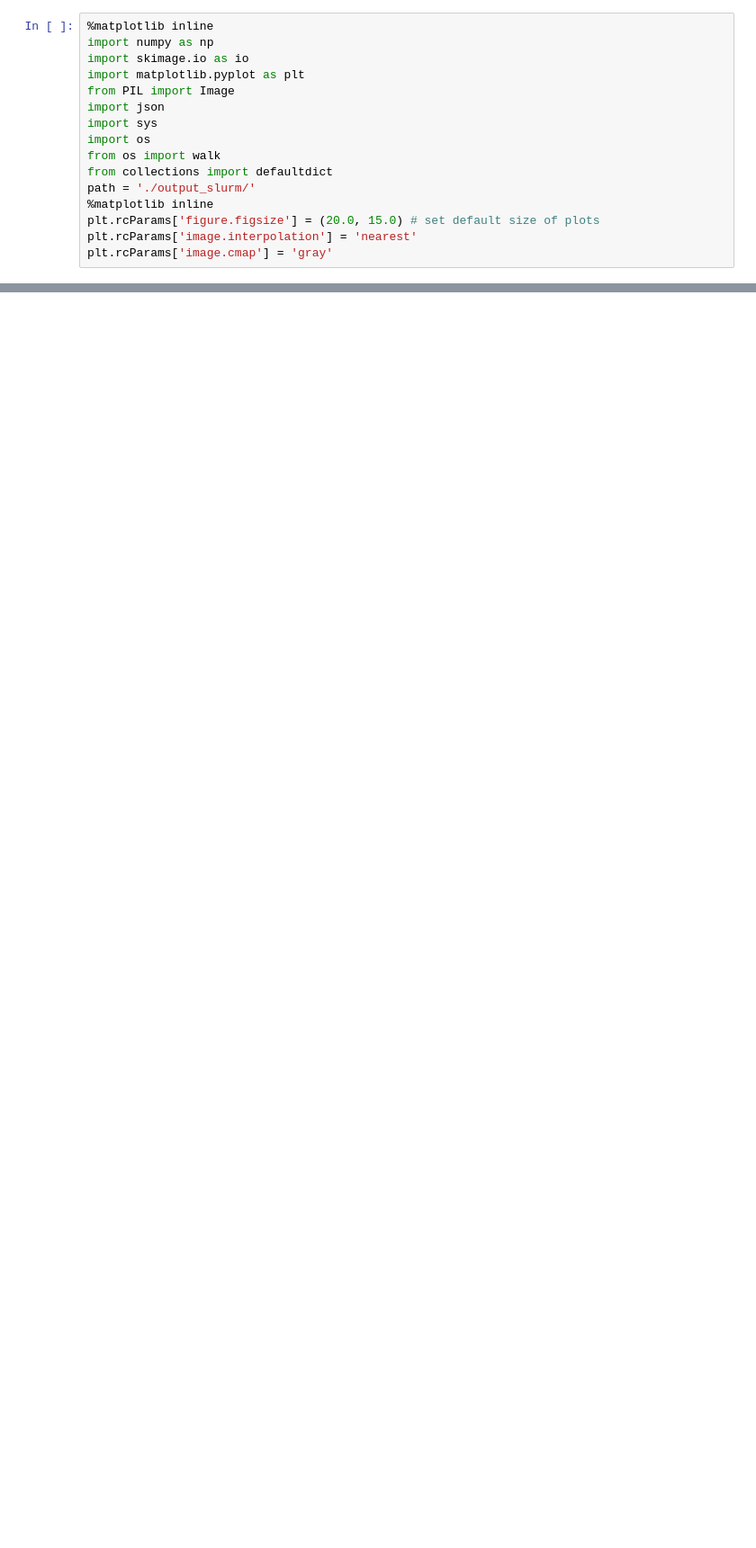
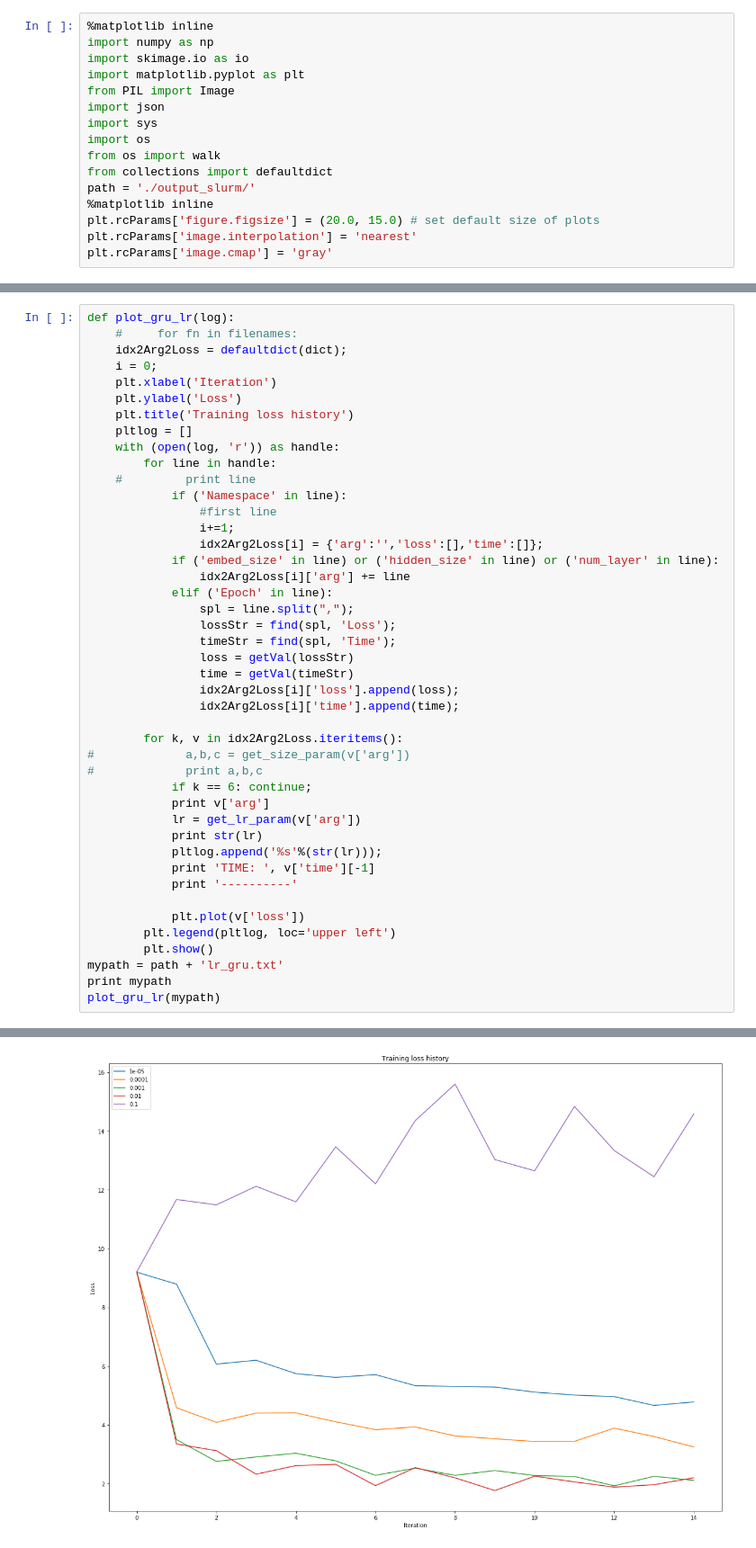
Before and after one commit to nsimsiri/Image-Captioning, a Jupyter notebook: parsing loss.ipynb, the cells around one changed output, grey strips where cells are left out. Shown: that part at 90% size. Drawn from its saved outputs; the diff is of its cells as text; blank space fills up the shorter version.

```diff
--- a/parsing loss.ipynb
+++ b/parsing loss.ipynb
@@ -101,0 +175,45 @@ TIME:  1360.1209
+# %%
+def plot_gru_lr(log):
+    #     for fn in filenames:
+    idx2Arg2Loss = defaultdict(dict);
+    i = 0;
+    plt.xlabel('Iteration')
+    plt.ylabel('Loss')
+    plt.title('Training loss history')
+    pltlog = []
+    with (open(log, 'r')) as handle:
+        for line in handle:
+    #         print line
+            if ('Namespace' in line):
+                #first line
+                i+=1;
+                idx2Arg2Loss[i] = {'arg':'','loss':[],'time':[]};
+            if ('embed_size' in line) or ('hidden_size' in line) or ('num_layer' in line):
+                idx2Arg2Loss[i]['arg'] += line
+            elif ('Epoch' in line):
+                spl = line.split(",");
+                lossStr = find(spl, 'Loss');
+                timeStr = find(spl, 'Time');
+                loss = getVal(lossStr)
+                time = getVal(timeStr)
+                idx2Arg2Loss[i]['loss'].append(loss);
+                idx2Arg2Loss[i]['time'].append(time);
+
+        for k, v in idx2Arg2Loss.iteritems():
+#             a,b,c = get_size_param(v['arg'])
+#             print a,b,c
+            if k == 6: continue;
+            print v['arg']
+            lr = get_lr_param(v['arg'])
+            print str(lr)
+            pltlog.append('%s'%(str(lr)));
+            print 'TIME: ', v['time'][-1]
+            print '----------'
+
+            plt.plot(v['loss'])
+        plt.legend(pltlog, loc='upper left')
+        plt.show()
+mypath = path + 'lr_gru.txt'
+print mypath
+plot_gru_lr(mypath)
+# %% [output]
@@ -101,0 +237 @@ TIME:  1360.1209
+[figure, added]
```
Also changed, not shown: parts of 6 cells of this notebook, 5 other files.
